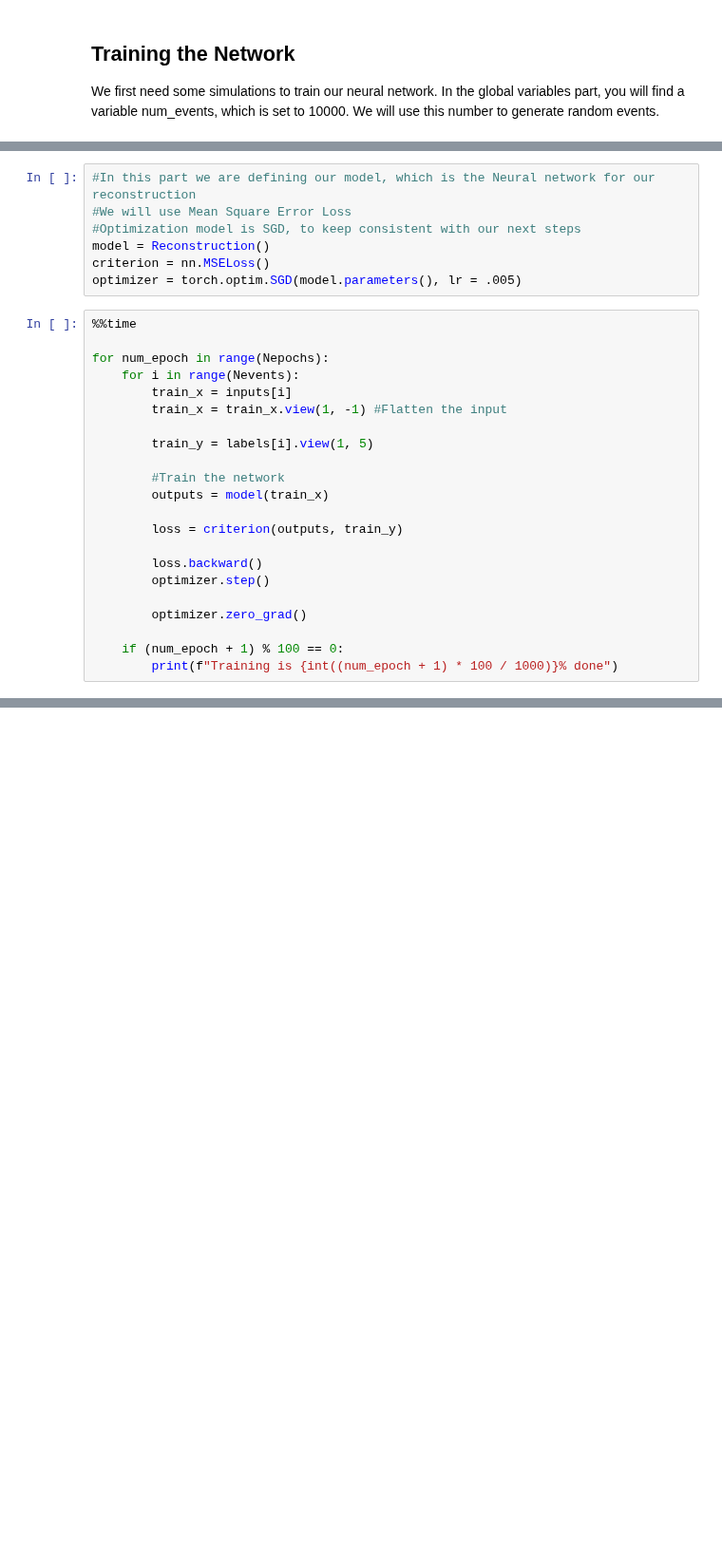
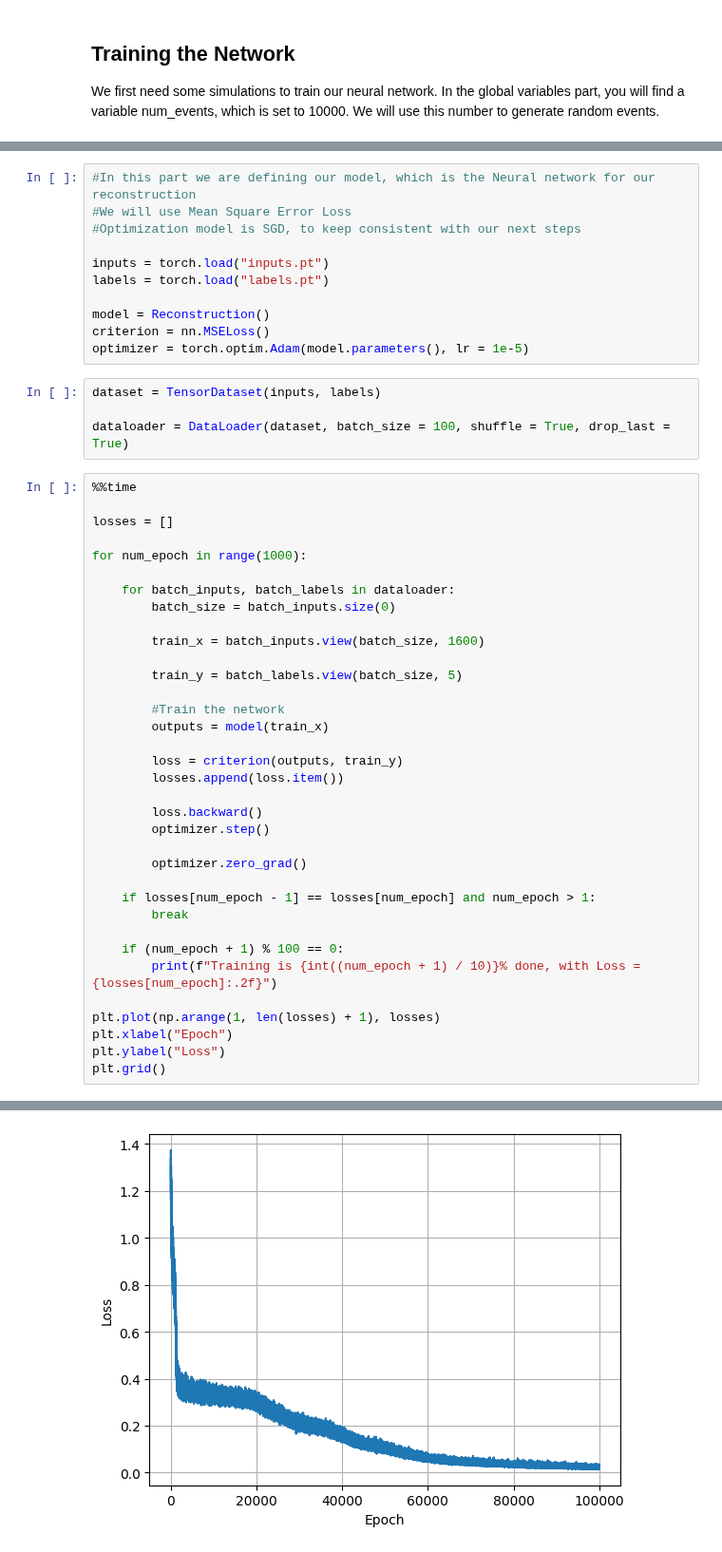
Before and after one commit to tdorigo/SWGOLO, a Jupyter notebook: SWGO5.ipynb, the cells around one changed output, grey strips where cells are left out. Shown at 95% size. Drawn from its saved outputs; the diff is of its cells as text; blank space fills up the shorter version.

```diff
--- a/SWGO5.ipynb
+++ b/SWGO5.ipynb
@@ -671,29 +697,50 @@ Wall time: 2min 35s
 #In this part we are defining our model, which is the Neural network for our reconstruction
 #We will use Mean Square Error Loss
 #Optimization model is SGD, to keep consistent with our next steps
+
+inputs = torch.load("inputs.pt")
+labels = torch.load("labels.pt")
+
 model = Reconstruction()
 criterion = nn.MSELoss()
-optimizer = torch.optim.SGD(model.parameters(), lr = .005)
+optimizer = torch.optim.Adam(model.parameters(), lr = 1e-5)
+# %%
+dataset = TensorDataset(inputs, labels)
+
+dataloader = DataLoader(dataset, batch_size = 100, shuffle = True, drop_last = True)
 # %%
 %%time
 
-for num_epoch in range(Nepochs):
-    for i in range(Nevents):
-        train_x = inputs[i]
-        train_x = train_x.view(1, -1) #Flatten the input
+losses = []
 
-        train_y = labels[i].view(1, 5)
+for num_epoch in range(1000):
+
+    for batch_inputs, batch_labels in dataloader:
+        batch_size = batch_inputs.size(0)
+
+        train_x = batch_inputs.view(batch_size, 1600)
+
+        train_y = batch_labels.view(batch_size, 5)
 
         #Train the network
         outputs = model(train_x)
 
         loss = criterion(outputs, train_y)
+        losses.append(loss.item())
 
         loss.backward()
         optimizer.step()
 
         optimizer.zero_grad()
 
+    if losses[num_epoch - 1] == losses[num_epoch] and num_epoch > 1:
+        break
+
     if (num_epoch + 1) % 100 == 0:
-        print(f"Training is {int((num_epoch + 1) * 100 / 1000)}% done")
+        print(f"Training is {int((num_epoch + 1) / 10)}% done, with Loss = {losses[num_epoch]:.2f}")
+
+plt.plot(np.arange(1, len(losses) + 1), losses)
+plt.xlabel("Epoch")
+plt.ylabel("Loss")
+plt.grid()
 # %% [output]
@@ -711,0 +759 @@ Wall time: 1min 43s
+[figure, added]
```
Also changed, not shown: parts of 12 cells of this notebook, 2 other files.
